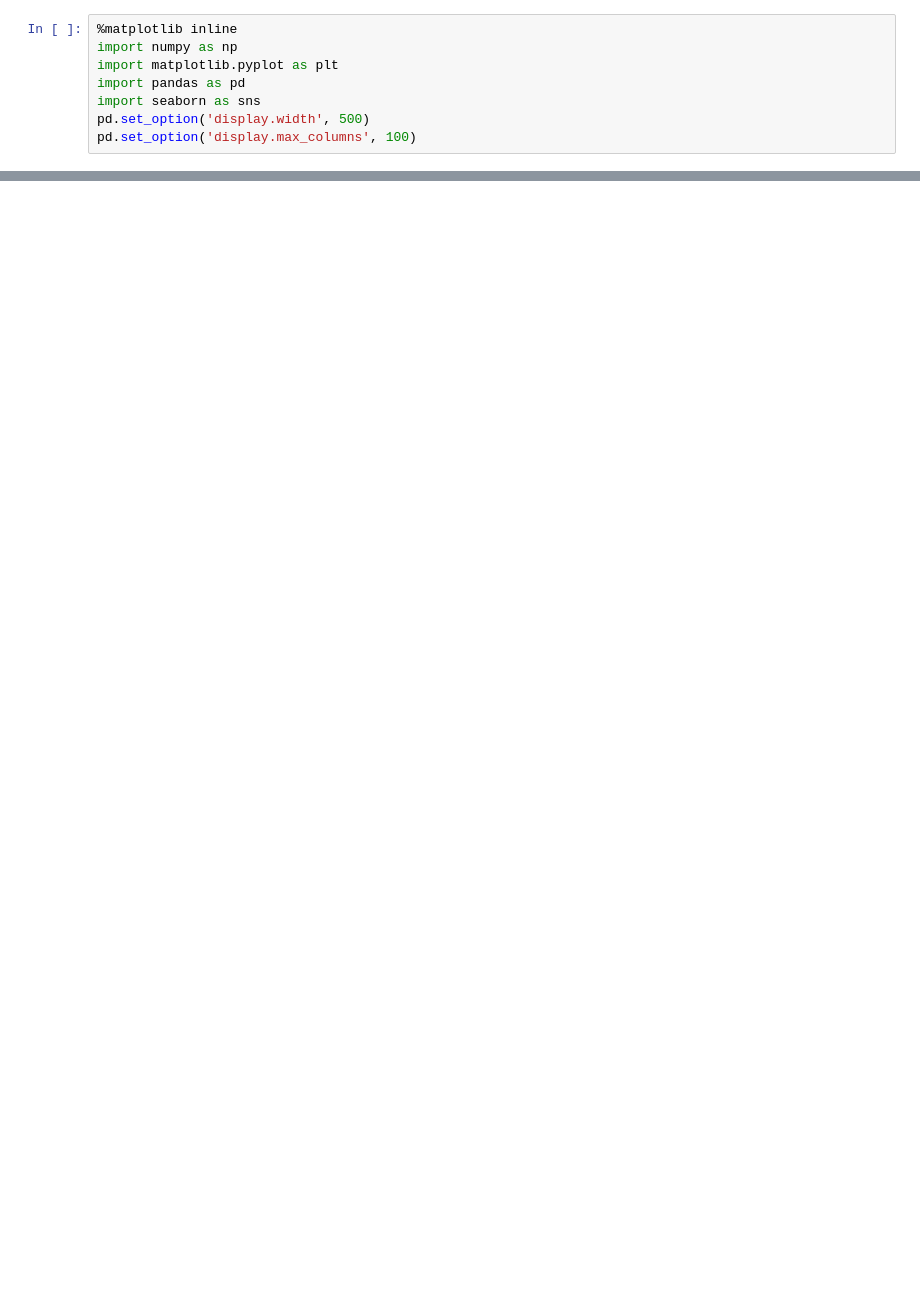
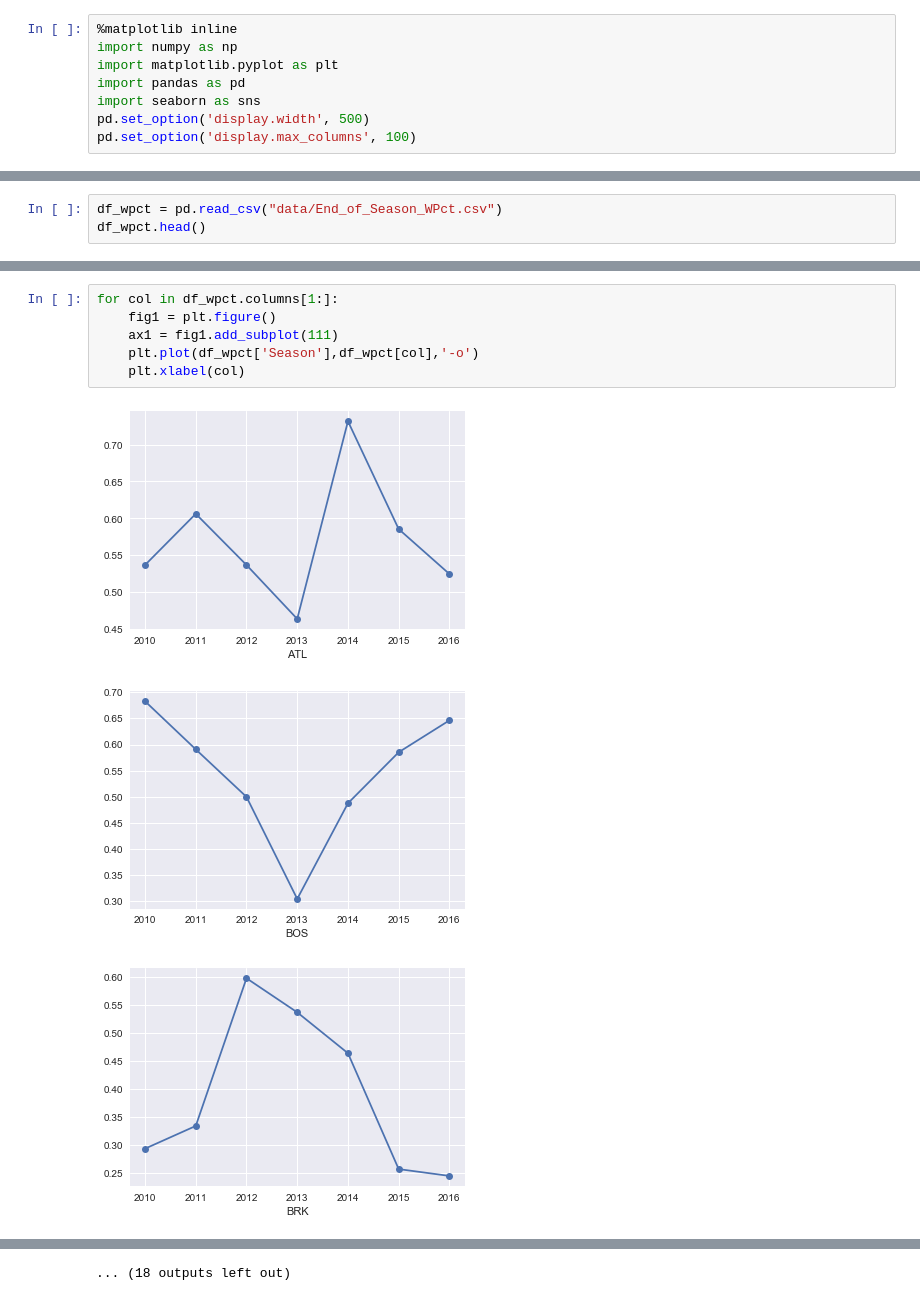
Before and after one commit to leohentschker/nbahack, a Jupyter notebook: Creating EV.ipynb, the cells around one changed output, grey strips where cells are left out. Drawn from its saved outputs; the diff is of its cells as text; blank space fills up the shorter version.

```diff
--- a/Creating EV.ipynb
+++ b/Creating EV.ipynb
@@ -39,0 +40,3 @@ df_DMA.head()
+# %%
+df_wpct = pd.read_csv("data/End_of_Season_WPct.csv")
+df_wpct.head()
@@ -39,0 +50,10 @@ df_DMA.head()
+# %%
+for col in df_wpct.columns[1:]:
+    fig1 = plt.figure()
+    ax1 = fig1.add_subplot(111)
+    plt.plot(df_wpct['Season'],df_wpct[col],'-o')
+    plt.xlabel(col)
+# %% [output]
+[figure, added]
+[figure, added]
+[figure, added]
@@ -39,0 +69 @@ df_DMA.head()
+... (18 outputs left out)
```
Also changed, not shown: parts of 16 cells of this notebook, 3 other files.
